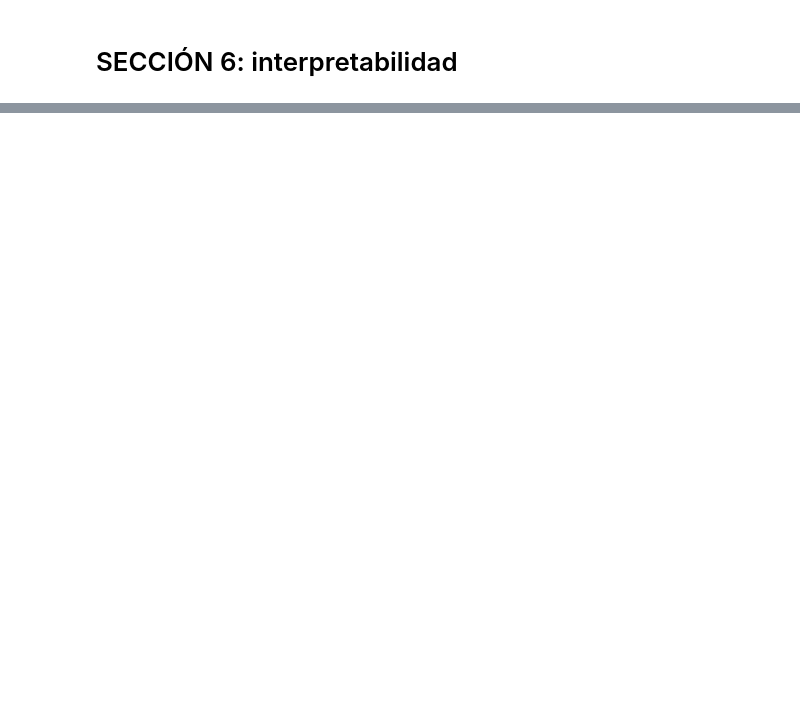
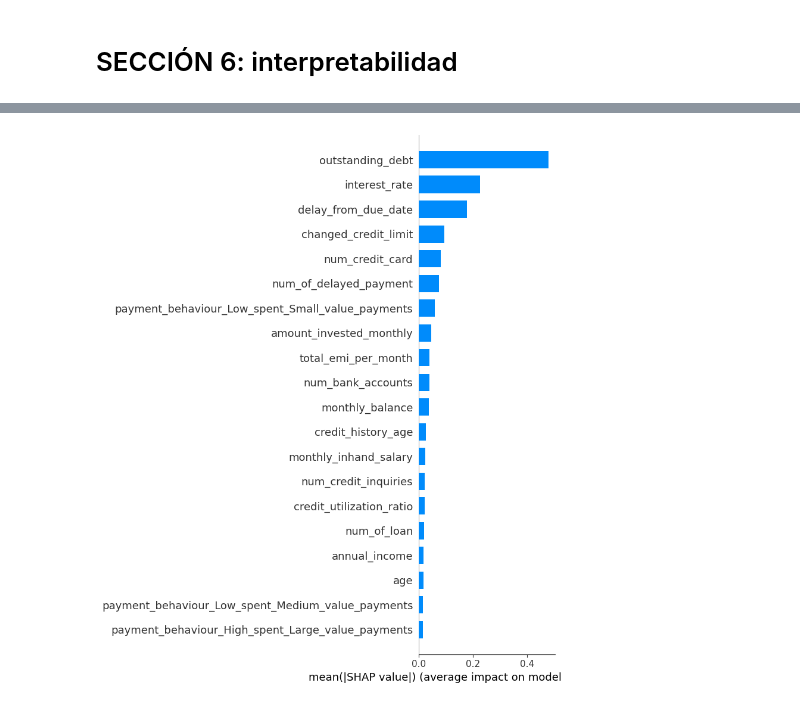
Before and after one commit to tomas100h/LaboratorioDeProgramacionCientificaParaCienciaDeLosDatos, a Jupyter notebook: Proyecto2/ProyectoCreditScore.ipynb, the cells around one changed output, grey strips where cells are left out. Saved outputs shown, nothing was run; the diff lists cells and outputs as text; code cells hidden in the pictures; blank space fills up the shorter version.

```diff
--- a/Proyecto2/ProyectoCreditScore.ipynb
+++ b/Proyecto2/ProyectoCreditScore.ipynb
@@ -440,0 +471,11 @@ NameError: name 'best_model' is not defined
+# %%
+xgboost_model = best_model_xgb.named_steps['model']
+xgboost_model.fit(X_train_preprocessed, y_train)
+explainer = shap.TreeExplainer(xgboost_model)
+
+onehot_encoder = preprocessor.named_transformers_["cat"]["onehot"]
+encoded_feature_names = onehot_encoder.get_feature_names_out(input_features=categorical_features)
+transformed_column_names = numeric_features + encoded_feature_names.tolist()
+
+df_transformed = pd.DataFrame(X_train_preprocessed, columns=transformed_column_names)
+shap_values = explainer(df_transformed)
@@ -440,0 +498,4 @@ NameError: name 'best_model' is not defined
+# %%
+shap.summary_plot(shap_values, X_train_preprocessed, plot_type="bar")
+# %% [output]
+[figure, added]
```
Also changed, not shown: parts of 13 cells of this notebook, 2 other files.
